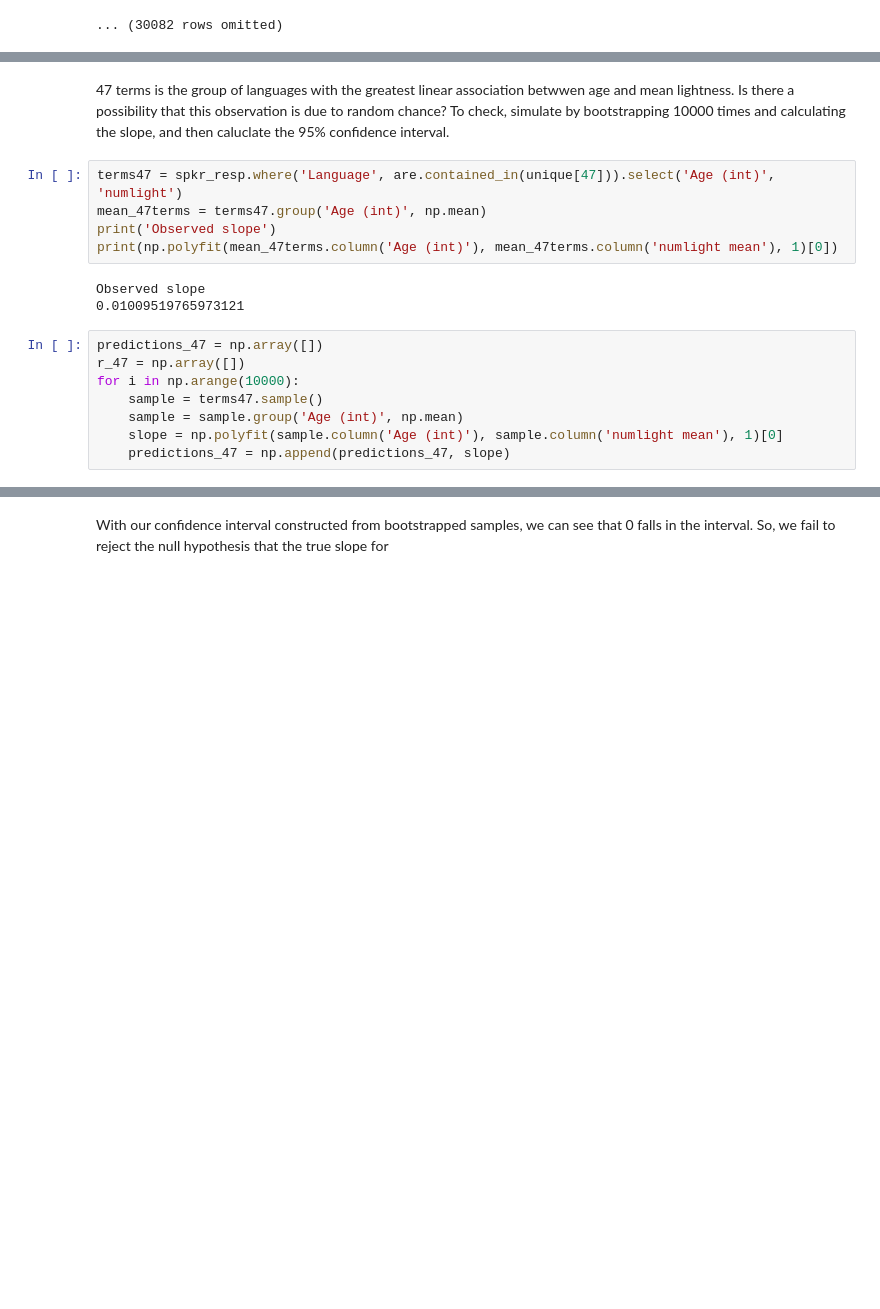
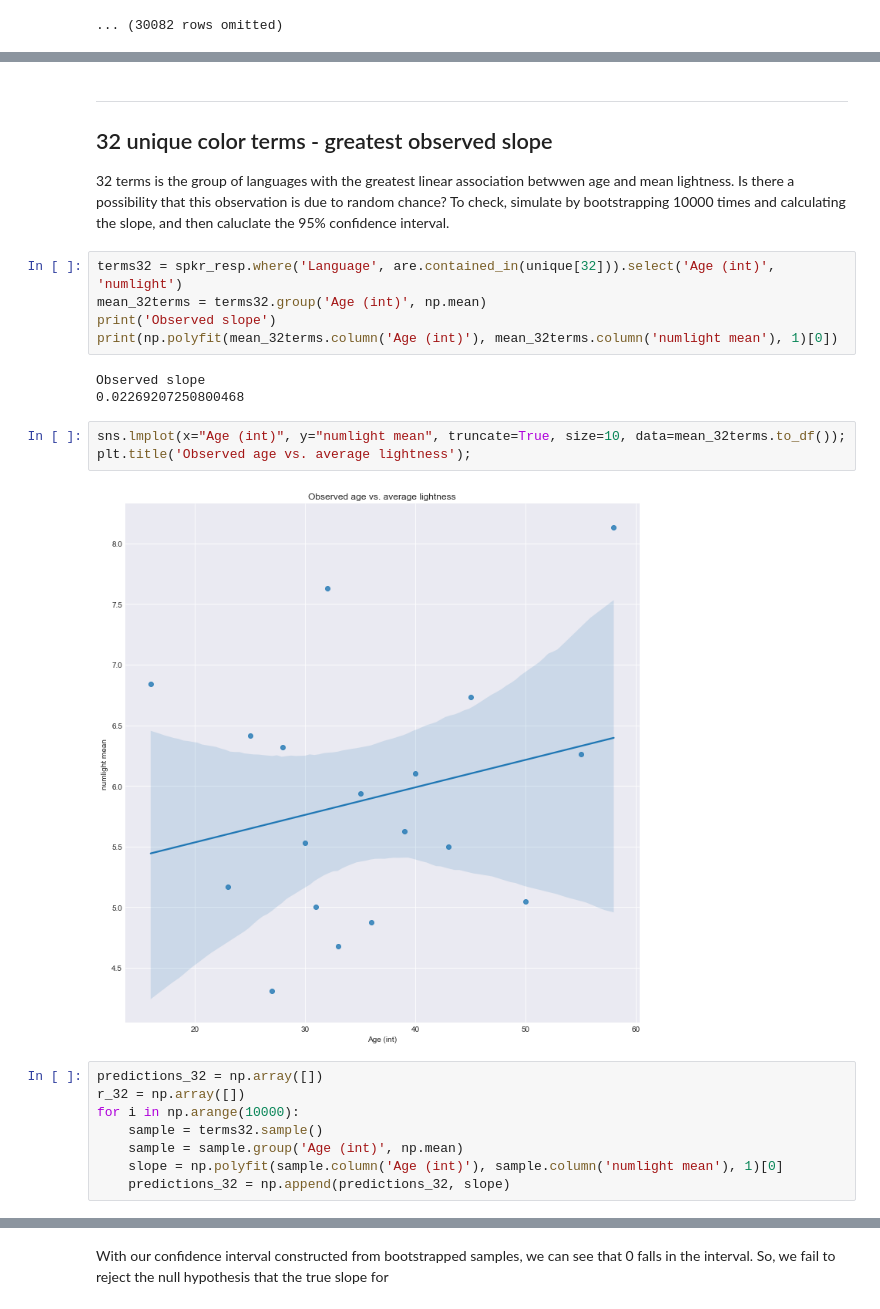
Before and after one commit to jasonsjiang/World-Color-Survey, a Jupyter notebook: finalprojecttest.ipynb, the cells around one changed output, grey strips where cells are left out. Cells and saved outputs as stored; diff of their text form; blank space fills up the shorter version.

```diff
--- a/finalprojecttest.ipynb
+++ b/finalprojecttest.ipynb
@@ -299,20 +295,28 @@ Group of langauges (based on number of unique color terms with most negative cor
 # %% [markdown]
-47 terms is the group of languages with the greatest linear association betwwen age and mean lightness. Is there a possibility that this observation is due to random chance? To check, simulate by bootstrapping 10000 times and calculating the slope, and then caluclate the 95% confidence interval.
+----
+
+## 32 unique color terms - greatest observed slope
+32 terms is the group of languages with the greatest linear association betwwen age and mean lightness. Is there a possibility that this observation is due to random chance? To check, simulate by bootstrapping 10000 times and calculating the slope, and then caluclate the 95% confidence interval.
 # %%
-terms47 = spkr_resp.where('Language', are.contained_in(unique[47])).select('Age (int)', 'numlight')
-mean_47terms = terms47.group('Age (int)', np.mean)
+terms32 = spkr_resp.where('Language', are.contained_in(unique[32])).select('Age (int)', 'numlight')
+mean_32terms = terms32.group('Age (int)', np.mean)
 print('Observed slope')
-print(np.polyfit(mean_47terms.column('Age (int)'), mean_47terms.column('numlight mean'), 1)[0])
+print(np.polyfit(mean_32terms.column('Age (int)'), mean_32terms.column('numlight mean'), 1)[0])
 # %% [output]
 Observed slope
-0.01009519765973121
+0.02269207250800468
+# %%
+sns.lmplot(x="Age (int)", y="numlight mean", truncate=True, size=10, data=mean_32terms.to_df());
+plt.title('Observed age vs. average lightness');
+# %% [output]
+[figure, added]
 # %%
-predictions_47 = np.array([])
-r_47 = np.array([])
+predictions_32 = np.array([])
+r_32 = np.array([])
 for i in np.arange(10000):
-    sample = terms47.sample()
+    sample = terms32.sample()
     sample = sample.group('Age (int)', np.mean)
     slope = np.polyfit(sample.column('Age (int)'), sample.column('numlight mean'), 1)[0]
-    predictions_47 = np.append(predictions_47, slope)
+    predictions_32 = np.append(predictions_32, slope)
 # %%
 print('Approximate 95% confidence interval for the true slope')
```
Also changed, not shown: parts of 8 cells of this notebook.
